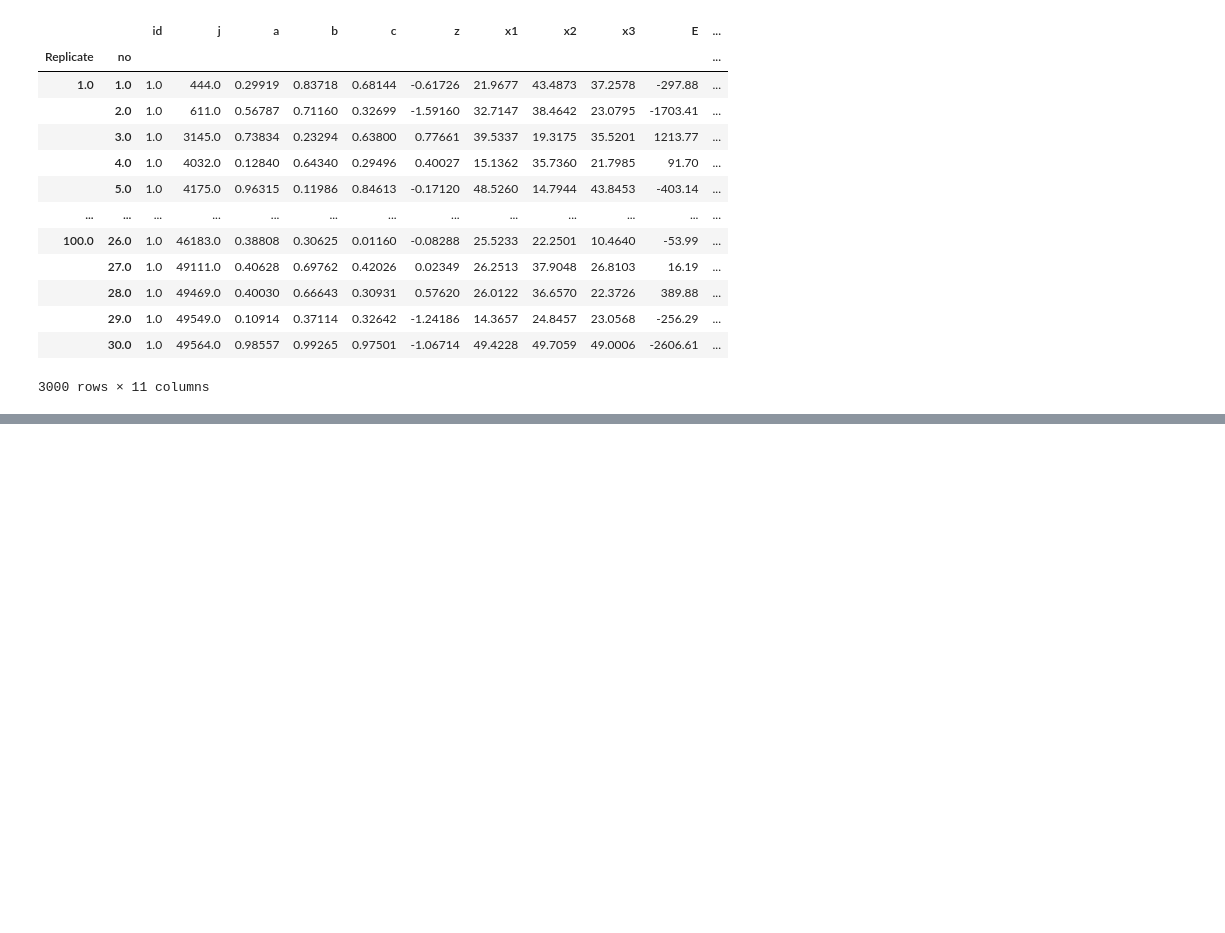
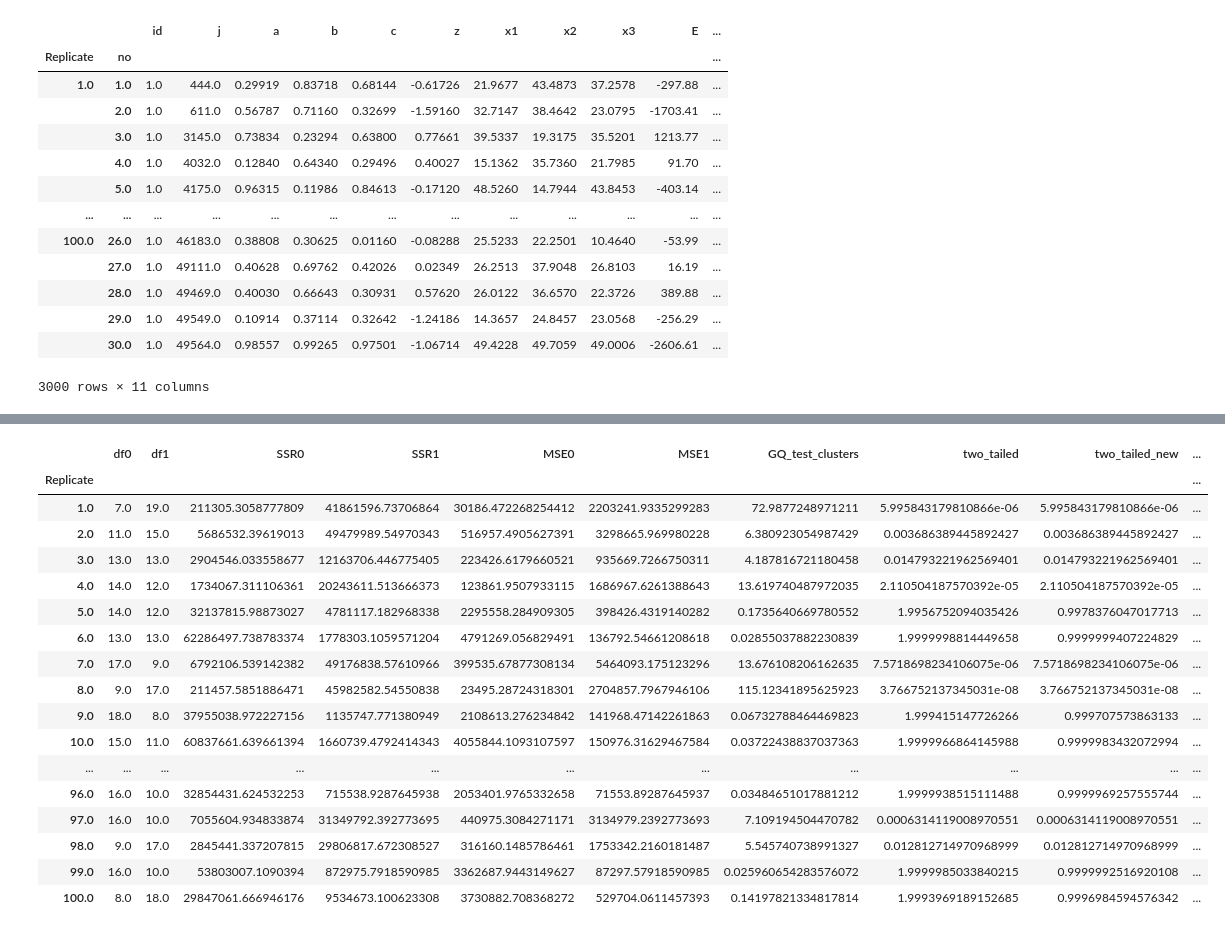
Before and after one commit to iam-fern/Research, a Jupyter notebook: GQtest_cluster_loop_x1.ipynb, the cells around one changed output, grey strips where cells are left out. Drawn from its saved outputs; the diff is of its cells as text; code cells hidden in the pictures; blank space fills up the shorter version.

Commit message:
cluster x1 and y

```diff
--- a/GQtest_cluster_loop_x1.ipynb
+++ b/GQtest_cluster_loop_x1.ipynb
@@ -288,0 +285,37 @@ two_tailed_new_show.astype(str)
+# %%
+# สร้างตารางผลลัพธ์
+alpha = 0.05
+pd.set_option('display.max_rows', 500)
+pd.set_option('display.max_columns', 500)
+pd.set_option('display.width', 1000)
+two_tailed_new=pd.DataFrame({"Replicate":list_replicate, "df0":list_df0, "df1":list_df1, "SSR0":list_SSR0,
+                     "SSR1":list_SSR1, "MSE0":list_MSE0, "MSE1":list_MSE1,
+                     "GQ_test_clusters":list_GQ_test_clusters, "two_tailed":list_two_tailed, "greater":list_p_greater})
+two_tailed_new.set_index(['Replicate'], inplace=True)
+
+two_tailed_new["two_tailed_new"]=two_tailed_new[["two_tailed","greater"]].apply(lambda value: value[0] if value[0]<1 else value[1], axis=1)
+two_tailed_new["Result_test"]=two_tailed_new["two_tailed_new"].apply(lambda p_value: 'Reject005=0 : Heteroscedasticity'
+                                                                      if p_value < alpha else 'Reject005=1 : Homoscedasticity')
+
+
+two_tailed_new_show=two_tailed_new.drop(columns="greater")
+two_tailed_new_show.astype(str)
+# %% [output]
+|  | df0 | df1 | SSR0 | SSR1 | MSE0 | MSE1 | GQ_test_clusters | two_tailed | two_tailed_new | ... |
+| Replicate |  |  |  |  |  |  |  |  |  | ... |
+| 1.0 | 7.0 | 19.0 | 211305.3058777809 | 41861596.73706864 | 30186.472268254412 | 2203241.9335299283 | 72.9877248971211 | 5.995843179810866e-06 | 5.995843179810866e-06 | ... |
+| 2.0 | 11.0 | 15.0 | 5686532.39619013 | 49479989.54970343 | 516957.4905627391 | 3298665.969980228 | 6.380923054987429 | 0.003686389445892427 | 0.003686389445892427 | ... |
+| 3.0 | 13.0 | 13.0 | 2904546.033558677 | 12163706.446775405 | 223426.6179660521 | 935669.7266750311 | 4.187816721180458 | 0.014793221962569401 | 0.014793221962569401 | ... |
+| 4.0 | 14.0 | 12.0 | 1734067.311106361 | 20243611.513666373 | 123861.9507933115 | 1686967.6261388643 | 13.619740487972035 | 2.110504187570392e-05 | 2.110504187570392e-05 | ... |
+| 5.0 | 14.0 | 12.0 | 32137815.98873027 | 4781117.182968338 | 2295558.284909305 | 398426.4319140282 | 0.1735640669780552 | 1.9956752094035426 | 0.9978376047017713 | ... |
+| 6.0 | 13.0 | 13.0 | 62286497.738783374 | 1778303.1059571204 | 4791269.056829491 | 136792.54661208618 | 0.02855037882230839 | 1.9999998814449658 | 0.9999999407224829 | ... |
+| 7.0 | 17.0 | 9.0 | 6792106.539142382 | 49176838.57610966 | 399535.67877308134 | 5464093.175123296 | 13.676108206162635 | 7.5718698234106075e-06 | 7.5718698234106075e-06 | ... |
+| 8.0 | 9.0 | 17.0 | 211457.5851886471 | 45982582.54550838 | 23495.28724318301 | 2704857.7967946106 | 115.12341895625923 | 3.766752137345031e-08 | 3.766752137345031e-08 | ... |
+| 9.0 | 18.0 | 8.0 | 37955038.972227156 | 1135747.771380949 | 2108613.276234842 | 141968.47142261863 | 0.06732788464469823 | 1.999415147726266 | 0.999707573863133 | ... |
+| 10.0 | 15.0 | 11.0 | 60837661.639661394 | 1660739.4792414343 | 4055844.1093107597 | 150976.31629467584 | 0.03722438837037363 | 1.9999966864145988 | 0.9999983432072994 | ... |
+| ... | ... | ... | ... | ... | ... | ... | ... | ... | ... | ... |
+| 96.0 | 16.0 | 10.0 | 32854431.624532253 | 715538.9287645938 | 2053401.9765332658 | 71553.89287645937 | 0.03484651017881212 | 1.9999938515111488 | 0.9999969257555744 | ... |
+| 97.0 | 16.0 | 10.0 | 7055604.934833874 | 31349792.392773695 | 440975.3084271171 | 3134979.2392773693 | 7.109194504470782 | 0.0006314119008970551 | 0.0006314119008970551 | ... |
+| 98.0 | 9.0 | 17.0 | 2845441.337207815 | 29806817.672308527 | 316160.1485786461 | 1753342.2160181487 | 5.545740738991327 | 0.012812714970968999 | 0.012812714970968999 | ... |
+| 99.0 | 16.0 | 10.0 | 53803007.1090394 | 872975.7918590985 | 3362687.9443149627 | 87297.57918590985 | 0.025960654283576072 | 1.9999985033840215 | 0.9999992516920108 | ... |
+| 100.0 | 8.0 | 18.0 | 29847061.666946176 | 9534673.100623308 | 3730882.708368272 | 529704.0611457393 | 0.14197821334817814 | 1.9993969189152685 | 0.9996984594576342 | ... |
```
Also changed, not shown: parts of 5 cells of this notebook.
